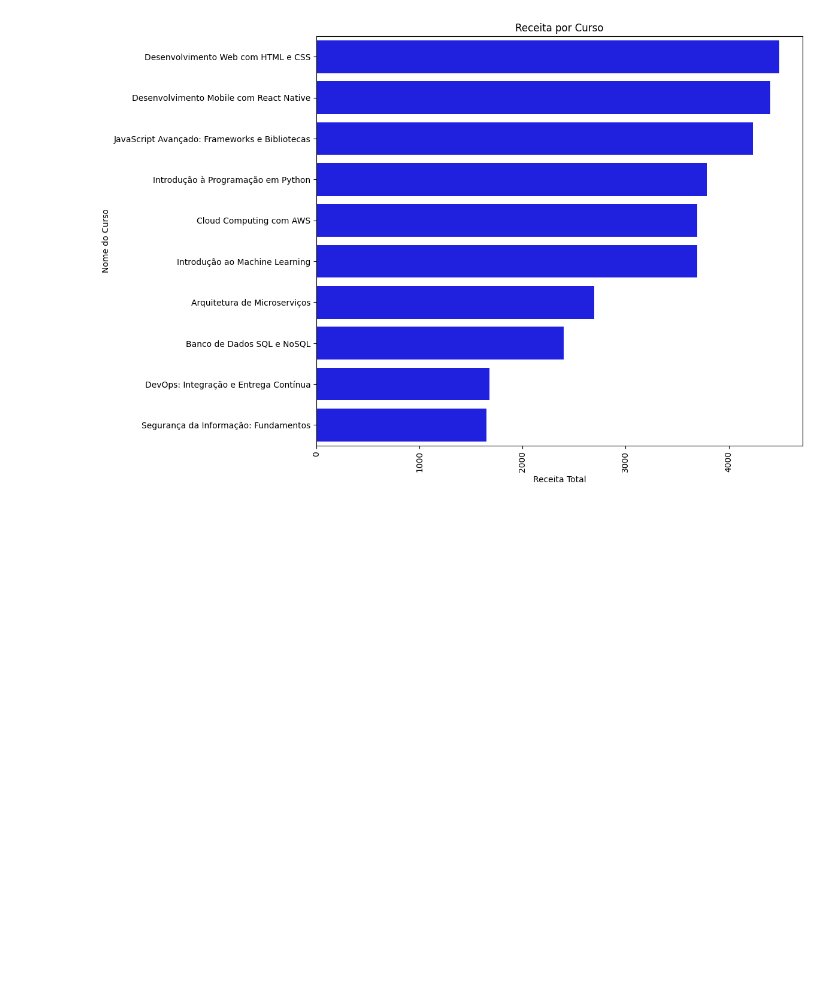
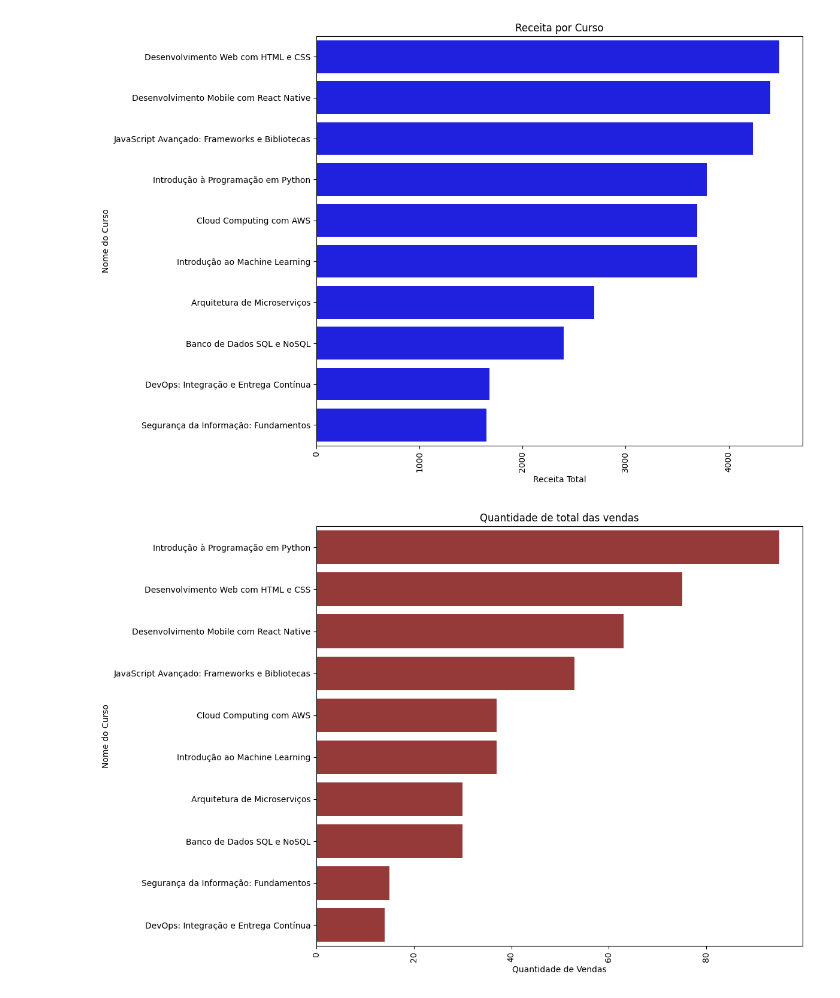
Before and after one commit to Wencel15/insight-basico-python, a Jupyter notebook: insight.ipynb, the cells around one changed output. Cells and saved outputs as stored; diff of their text form; code cells hidden in the pictures; blank space fills up the shorter version.

Commit message:
Ajuste no codigo e criação de novo grafico

```diff
--- a/insight.ipynb
+++ b/insight.ipynb
@@ -166,3 +163,27 @@ plt.tight_layout()
 plt.show()
 # %% [output]
 [figure]
+# %%
+# Somando as quantidades vendidas dos cursos
+df_datainsight.groupby('Quantidade de Vendas').sum()
+
+# Ordenando o curso por maior quantidade
+df_sorted = df_datainsight.groupby('Nome do Curso').agg({'Quantidade de Vendas': 'sum'}).reset_index()
+df_sorted = df_sorted.sort_values(by='Quantidade de Vendas', ascending=False)
+
+
+#Plotando o gráfico de barras para demosntrar a quantidade vendida dos cursos
+plt.figure(figsize=(12, 8))
+sns.barplot(x='Quantidade de Vendas', y='Nome do Curso', data=df_sorted, color='brown')
+
+# Configurando os titulos do grafico e do eixo
+plt.title('Quantidade de total das vendas')
+plt.xlabel('Quantidade de Vendas')
+plt.ylabel('Nome do Curso')
+
+# Plotando o grafico
+plt.xticks(rotation=90)
+plt.tight_layout()
+plt.show()
+# %% [output]
+[figure, added]
```
Also changed, not shown: parts of 8 cells of this notebook.
